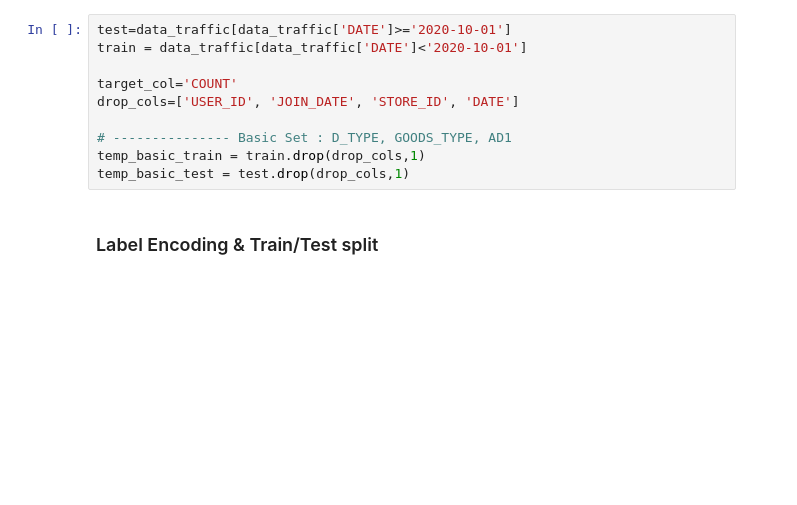
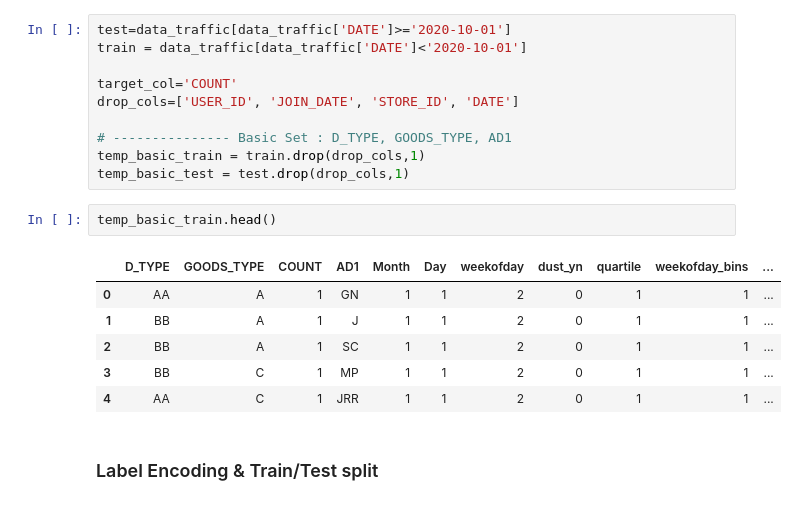
Before and after one commit to ilikeinow12/team2_wanted_onboarding, a Jupyter notebook: P2_조아라.ipynb, the cells around one changed output. Saved outputs shown, nothing was run; the diff lists cells and outputs as text; blank space fills up the shorter version.

```diff
--- a/P2_조아라.ipynb
+++ b/P2_조아라.ipynb
@@ -777,6 +794,15 @@ drop_cols=['USER_ID', 'JOIN_DATE', 'STORE_ID', 'DATE']
 # --------------- Basic Set : D_TYPE, GOODS_TYPE, AD1
 temp_basic_train = train.drop(drop_cols,1)
 temp_basic_test = test.drop(drop_cols,1)
+# %%
+temp_basic_train.head()
+# %% [output]
+|  | D_TYPE | GOODS_TYPE | COUNT | AD1 | Month | Day | weekofday | dust_yn | quartile | weekofday_bins | ... |
+| 0 | AA | A | 1 | GN | 1 | 1 | 2 | 0 | 1 | 1 | ... |
+| 1 | BB | A | 1 | J | 1 | 1 | 2 | 0 | 1 | 1 | ... |
+| 2 | BB | A | 1 | SC | 1 | 1 | 2 | 0 | 1 | 1 | ... |
+| 3 | BB | C | 1 | MP | 1 | 1 | 2 | 0 | 1 | 1 | ... |
+| 4 | AA | C | 1 | JRR | 1 | 1 | 2 | 0 | 1 | 1 | ... |
 # %% [markdown]
 ### Label Encoding & Train/Test split
 # %%
```
Also changed, not shown: parts of 31 cells of this notebook.
